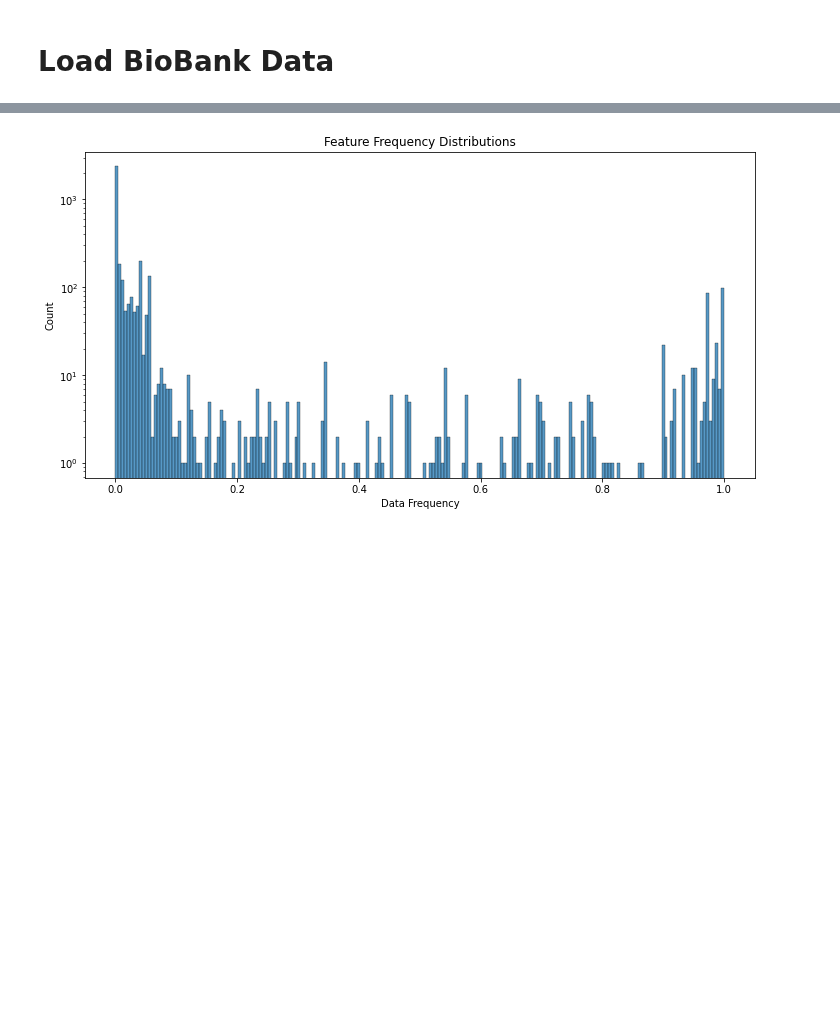
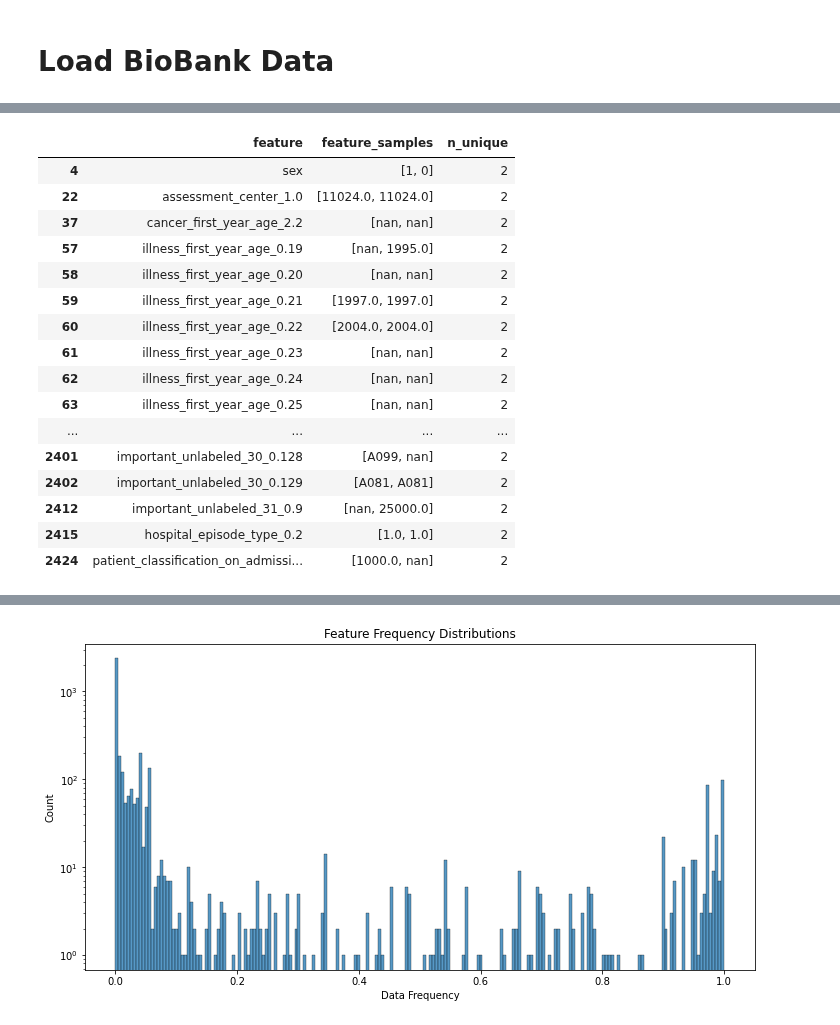
Before and after one commit to cole-khamnei/HLA_genotyping_associations, a Jupyter notebook: biobank_EDA.ipynb, the cells around one changed output, grey strips where cells are left out. Drawn from its saved outputs; the diff is of its cells as text; code cells hidden in the pictures; blank space fills up the shorter version.

```diff
--- a/uk_biobank_EDA.ipynb
+++ b/biobank_EDA.ipynb
@@ -124,0 +111,20 @@ ax.set_xticklabels([f"{10 ** float(tick._text):,.0f}" for tick in ax.get_xtickla
+# %%
+display_df(feature_data.query("n_unique < 3"))
+# %% [output]
+|  | feature | feature_samples | n_unique |
+| 4 | sex | [1, 0] | 2 |
+| 22 | assessment_center_1.0 | [11024.0, 11024.0] | 2 |
+| 37 | cancer_first_year_age_2.2 | [nan, nan] | 2 |
+| 57 | illness_first_year_age_0.19 | [nan, 1995.0] | 2 |
+| 58 | illness_first_year_age_0.20 | [nan, nan] | 2 |
+| 59 | illness_first_year_age_0.21 | [1997.0, 1997.0] | 2 |
+| 60 | illness_first_year_age_0.22 | [2004.0, 2004.0] | 2 |
+| 61 | illness_first_year_age_0.23 | [nan, nan] | 2 |
+| 62 | illness_first_year_age_0.24 | [nan, nan] | 2 |
+| 63 | illness_first_year_age_0.25 | [nan, nan] | 2 |
+| ... | ... | ... | ... |
+| 2401 | important_unlabeled_30_0.128 | [A099, nan] | 2 |
+| 2402 | important_unlabeled_30_0.129 | [A081, A081] | 2 |
+| 2412 | important_unlabeled_31_0.9 | [nan, 25000.0] | 2 |
+| 2415 | hospital_episode_type_0.2 | [1.0, 1.0] | 2 |
+| 2424 | patient_classification_on_admissi... | [1000.0, nan] | 2 |
```
Also changed, not shown: parts of 25 cells of this notebook, 2 other files.
